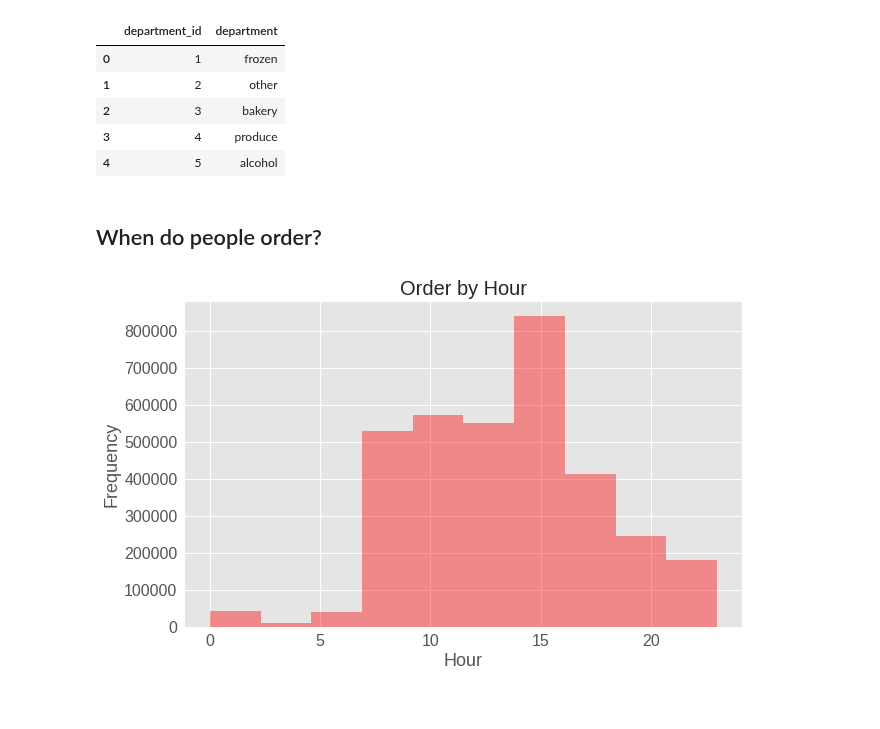
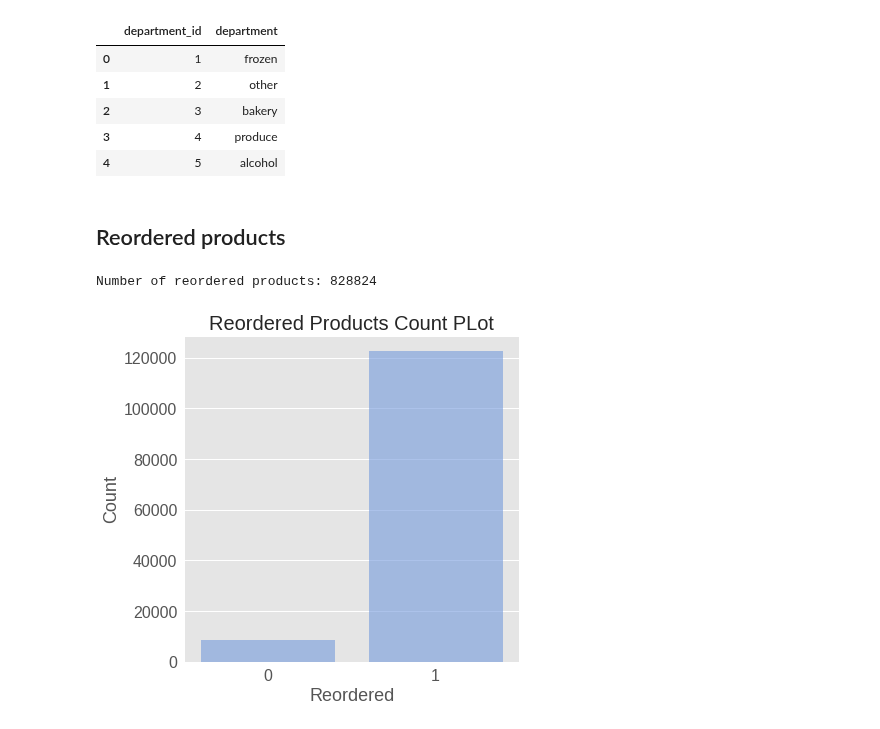
Before and after one commit to alekseisolovev/kaggle, a Jupyter notebook: instacart-market/instacart_market_basket_analysis_eda.ipynb, the cells around one changed output. Drawn from its saved outputs; the diff is of its cells as text; code cells hidden in the pictures.

```diff
--- a/instacart-market/instacart_market_basket_analysis_eda.ipynb
+++ b/instacart-market/instacart_market_basket_analysis_eda.ipynb
@@ -93,17 +175,24 @@ departments.head()
 | 2 | 3 | bakery |
 | 3 | 4 | produce |
 | 4 | 5 | alcohol |
-# %% [markdown]
-## When do people order?
+# %% [markdown]
+## Reordered products
+# %%
+print('Number of reordered products: {}'.format(order_products_train.reordered.sum()))
+# %% [output]
+Number of reordered products: 828824
 # %%
-fig = plt.figure(figsize=(10,6))
+fig = plt.figure(figsize=(6,6))
 plt.tick_params(labelsize=16)
 
-sns.distplot(orders.order_hour_of_day, bins=10, kde=False, color='red')
+data = order_products_train.groupby('order_id')['reordered'].aggregate('sum').reset_index()
+data['reordered'].ix[data['reordered'] > 1] = 1
 
-plt.xlabel('Hour', fontsize=18)
-plt.ylabel('Frequency', fontsize=18)
-plt.title('Order by Hour', fontsize=20)
+sns.countplot(data.reordered, color='cornflowerblue', alpha=0.6)
+
+plt.xlabel('Reordered', fontsize=18)
+plt.ylabel('Count', fontsize=18)
+plt.title('Reordered Products Count PLot', fontsize=20)
 plt.show()
 # %% [output]
-[figure, old version]
+[figure, new version]
```
Also changed, not shown: parts of 21 cells of this notebook.
